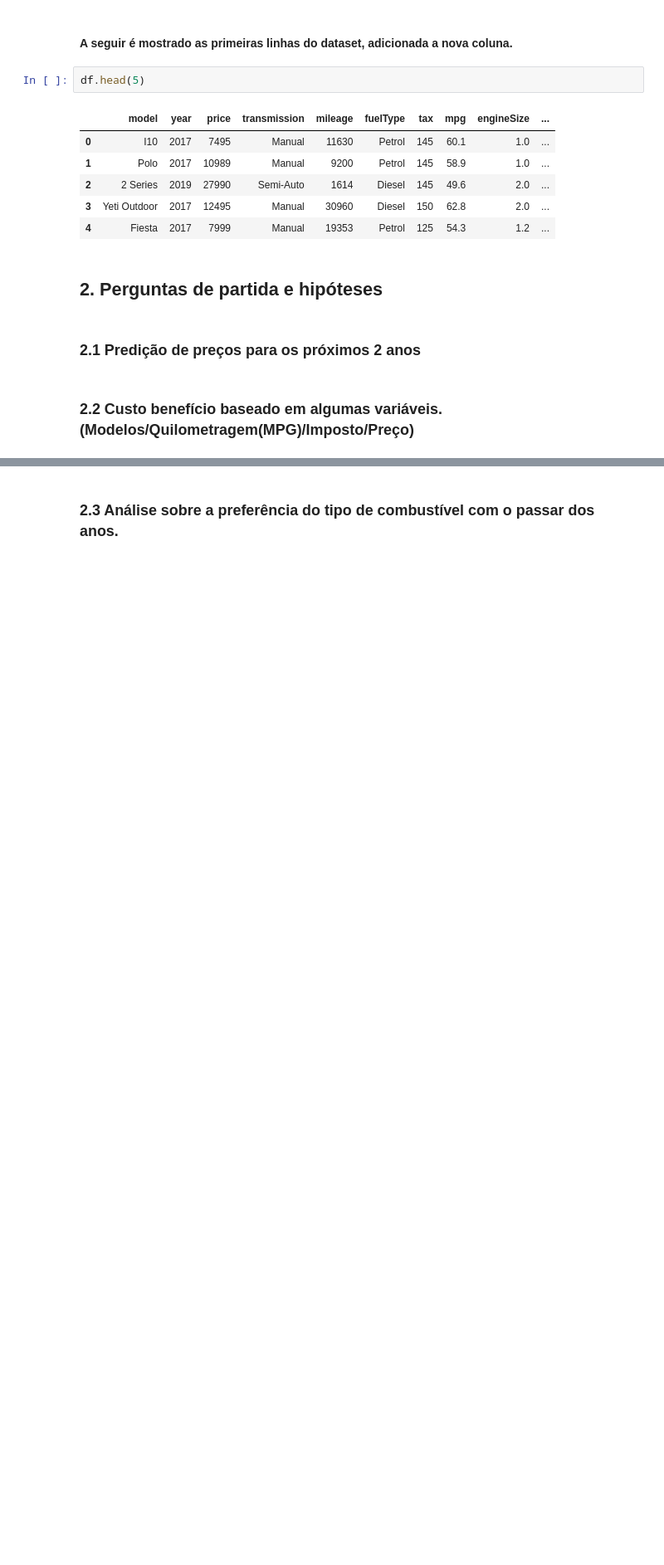
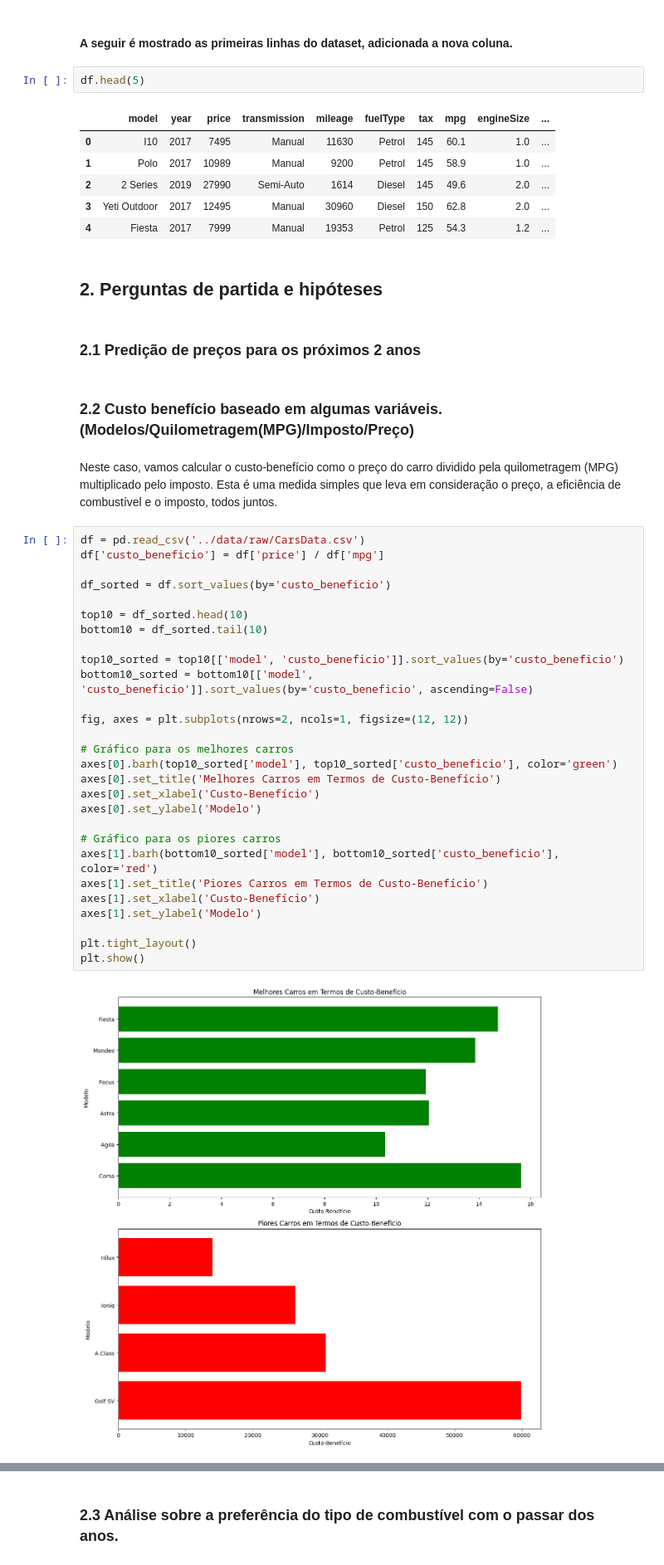
Before and after one commit to atlantico-academy/data-fusion, a Jupyter notebook: notebooks/01-exploratory_data_analysis.ipynb, the cells around one changed output, grey strips where cells are left out. Shown at 83% size. Saved outputs shown, nothing was run; the diff lists cells and outputs as text; blank space fills up the shorter version.

```diff
--- a/notebooks/01-exploratory_data_analysis.ipynb
+++ b/notebooks/01-exploratory_data_analysis.ipynb
@@ -203,3 +203,35 @@ df.head(5)
 ### 2.1 Predição de preços para os próximos 2 anos
 # %% [markdown]
 ### 2.2 Custo benefício baseado em algumas variáveis. (Modelos/Quilometragem(MPG)/Imposto/Preço)
+# %% [markdown]
+Neste caso, vamos calcular o custo-benefício como o preço do carro dividido pela quilometragem (MPG) multiplicado pelo imposto. Esta é uma medida simples que leva em consideração o preço, a eficiência de combustível e o imposto, todos juntos.
+# %%
+df = pd.read_csv('../data/raw/CarsData.csv')
+df['custo_beneficio'] = df['price'] / df['mpg']
+
+df_sorted = df.sort_values(by='custo_beneficio')
+
+top10 = df_sorted.head(10)
+bottom10 = df_sorted.tail(10)
+
+top10_sorted = top10[['model', 'custo_beneficio']].sort_values(by='custo_beneficio')
+bottom10_sorted = bottom10[['model', 'custo_beneficio']].sort_values(by='custo_beneficio', ascending=False)
+
+fig, axes = plt.subplots(nrows=2, ncols=1, figsize=(12, 12))
+
+# Gráfico para os melhores carros
+axes[0].barh(top10_sorted['model'], top10_sorted['custo_beneficio'], color='green')
+axes[0].set_title('Melhores Carros em Termos de Custo-Benefício')
+axes[0].set_xlabel('Custo-Benefício')
+axes[0].set_ylabel('Modelo')
+
+# Gráfico para os piores carros
+axes[1].barh(bottom10_sorted['model'], bottom10_sorted['custo_beneficio'], color='red')
+axes[1].set_title('Piores Carros em Termos de Custo-Benefício')
+axes[1].set_xlabel('Custo-Benefício')
+axes[1].set_ylabel('Modelo')
+
+plt.tight_layout()
+plt.show()
+# %% [output]
+[figure, added]
```
Also changed, not shown: parts of 9 cells of this notebook.
